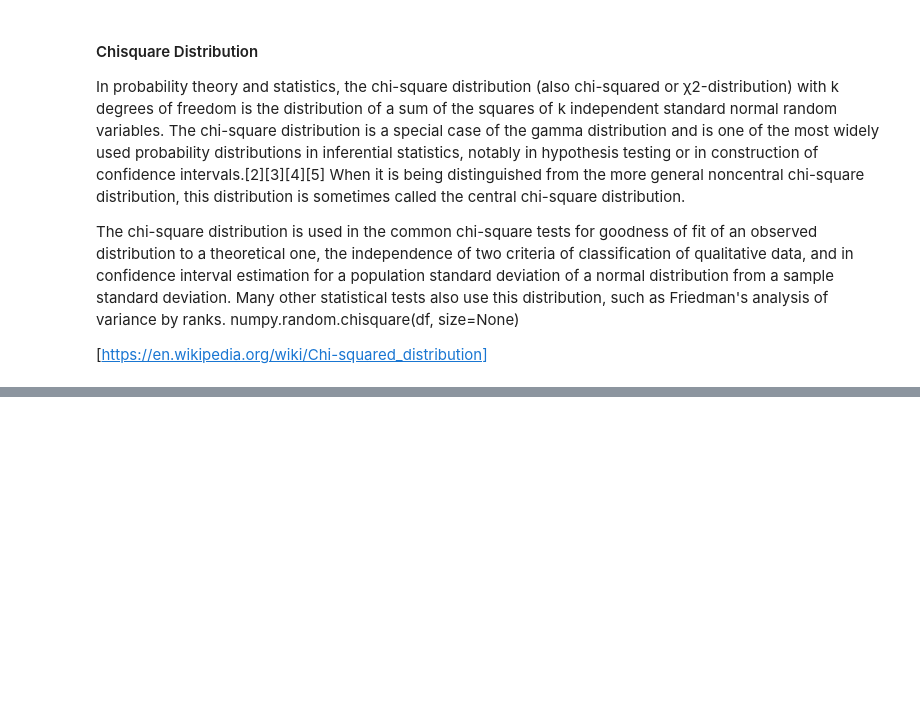
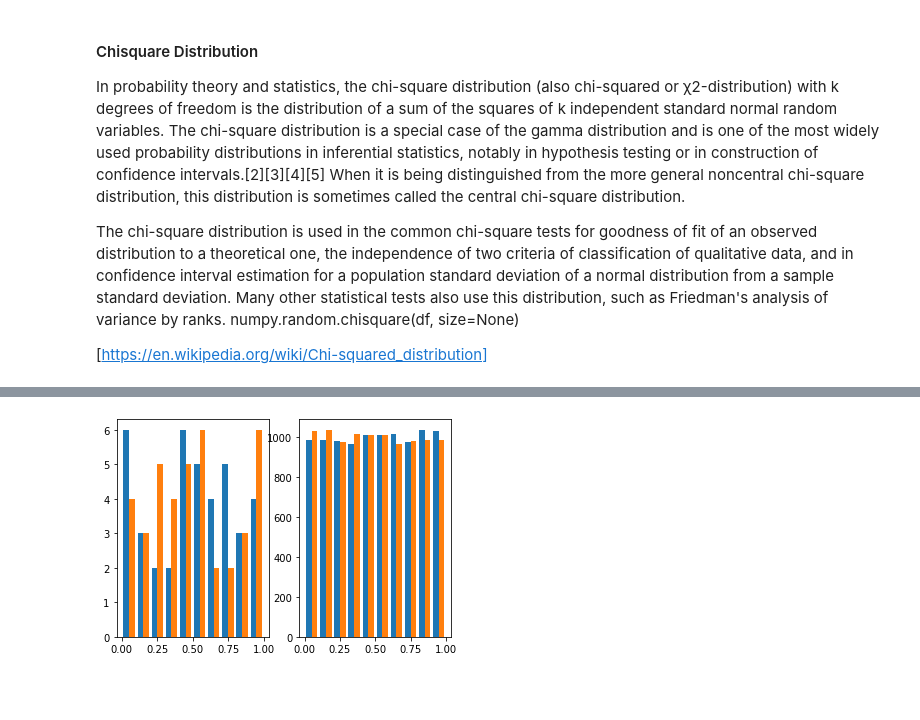
Before and after one commit to Vitalismirnov/ProgDAAssignment, a Jupyter notebook: Assignment.ipynb, the cells around one changed output, grey strips where cells are left out. Cells and saved outputs as stored; diff of their text form; code cells hidden in the pictures; blank space fills up the shorter version.

Commit message:
Nov3_2-19 Chisquare & Dirichlet

```diff
--- a/Assignment.ipynb
+++ b/Assignment.ipynb
@@ -277,0 +281,10 @@ plt.hist(np.random.chisquare(10, 100000))
+# %%
+plt.subplot(121)
+plt.hist(np.random.dirichlet((1,1),40))
+plt.subplot(122)
+plt.hist(np.random.dirichlet((1,1),10000))
+plt.show()
+# %% [output]
+[figure, added]
+# %% [markdown]
+###
```
Also changed, not shown: parts of 3 cells of this notebook.
